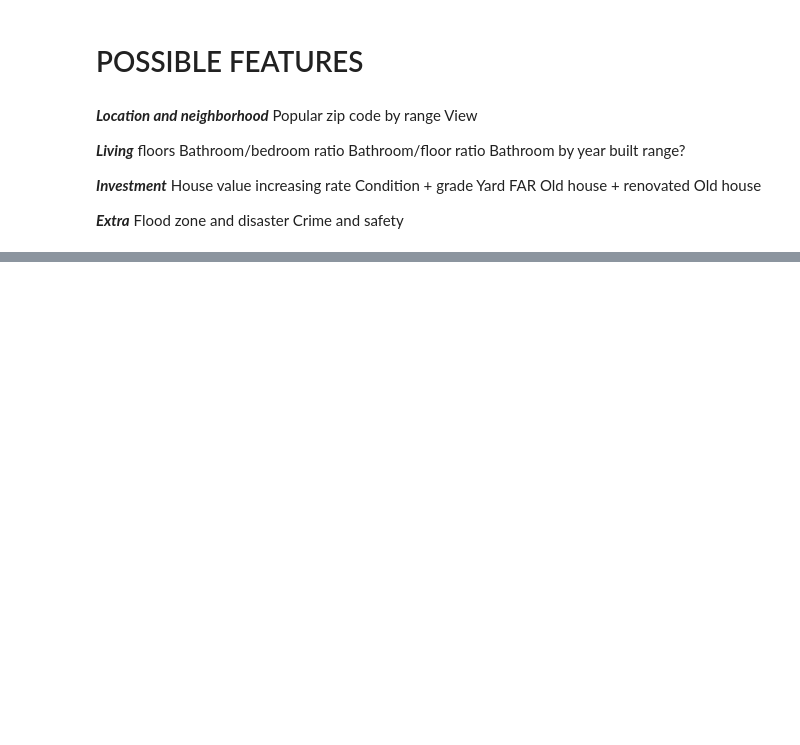
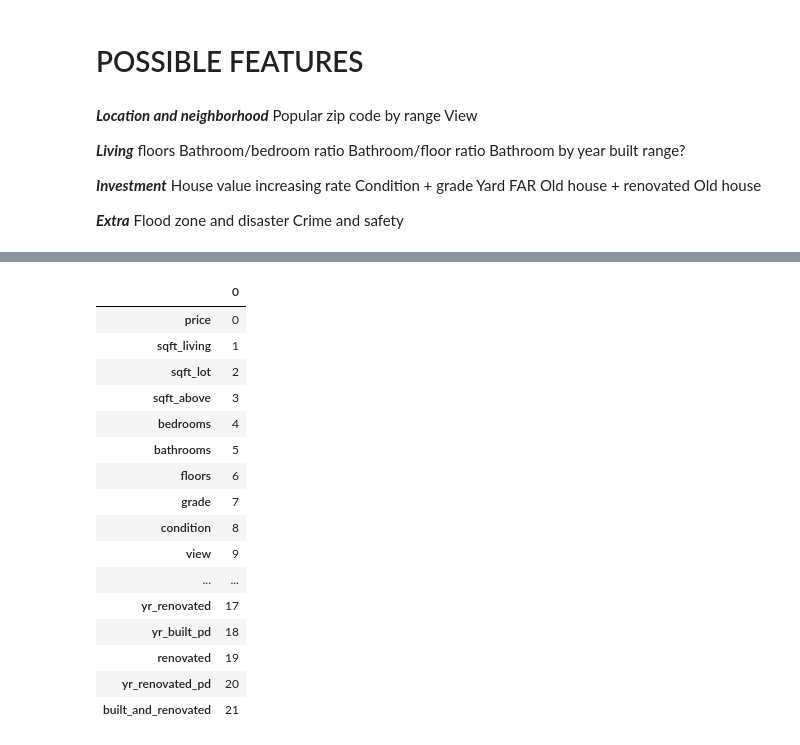
Before and after one commit to vivyhasadream/DS_P2_King-County-House-Sales-Predict, a Jupyter notebook: Han_3_Model.ipynb, the cells around one changed output, grey strips where cells are left out. Saved outputs shown, nothing was run; the diff lists cells and outputs as text; code cells hidden in the pictures; blank space fills up the shorter version.

```diff
--- a/Han_3_Model.ipynb
+++ b/Han_3_Model.ipynb
@@ -120,0 +176,20 @@ Crime and safety
+# %%
+pd.DataFrame(np.arange(0,22,1),df_comp.columns)
+# %% [output]
+|  | 0 |
+| price | 0 |
+| sqft_living | 1 |
+| sqft_lot | 2 |
+| sqft_above | 3 |
+| bedrooms | 4 |
+| bathrooms | 5 |
+| floors | 6 |
+| grade | 7 |
+| condition | 8 |
+| view | 9 |
+| ... | ... |
+| yr_renovated | 17 |
+| yr_built_pd | 18 |
+| renovated | 19 |
+| yr_renovated_pd | 20 |
+| built_and_renovated | 21 |
```
Also changed, not shown: parts of 10 cells of this notebook, 1 other file.
